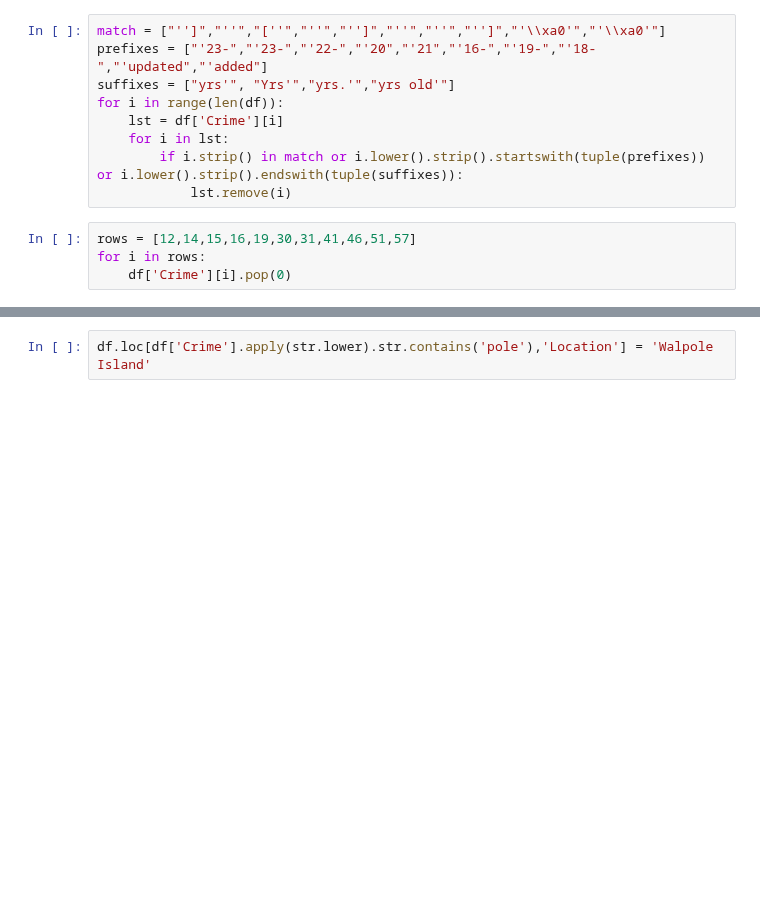
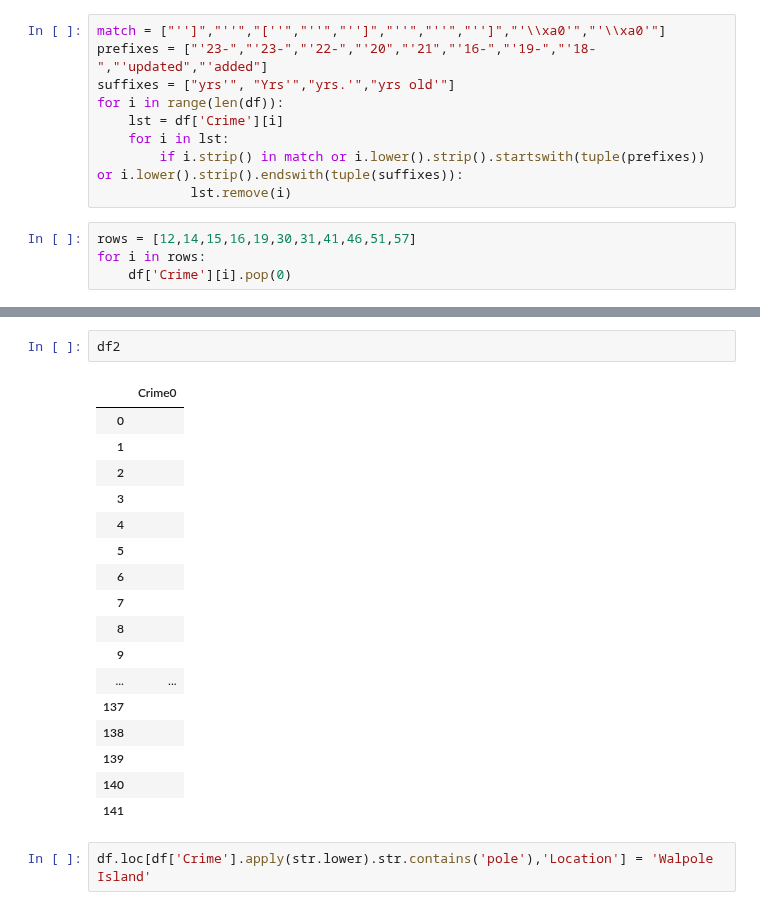
Before and after one commit to withabubaker/Niagara-MostWanted-WebScraping-Tableau, a Jupyter notebook: dataCleaning.ipynb, the cells around one changed output, grey strips where cells are left out. Drawn from its saved outputs; the diff is of its cells as text; blank space fills up the shorter version.

```diff
--- a/dataCleaning.ipynb
+++ b/dataCleaning.ipynb
@@ -195,2 +213,22 @@ KeyError: 'Crime'
+# %%
+df2
+# %% [output]
+|  | Crime0 |
+| 0 |  |
+| 1 |  |
+| 2 |  |
+| 3 |  |
+| 4 |  |
+| 5 |  |
+| 6 |  |
+| 7 |  |
+| 8 |  |
+| 9 |  |
+| ... | ... |
+| 137 |  |
+| 138 |  |
+| 139 |  |
+| 140 |  |
+| 141 |  |
 # %%
 df.loc[df['Crime'].apply(str.lower).str.contains('pole'),'Location'] = 'Walpole Island'
```
Also changed, not shown: parts of 7 cells of this notebook.
